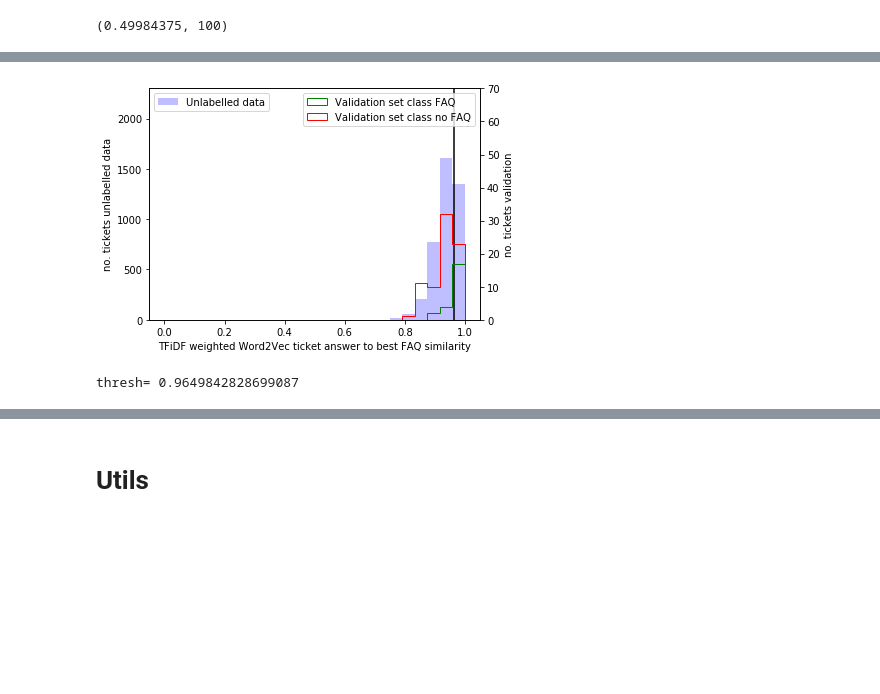
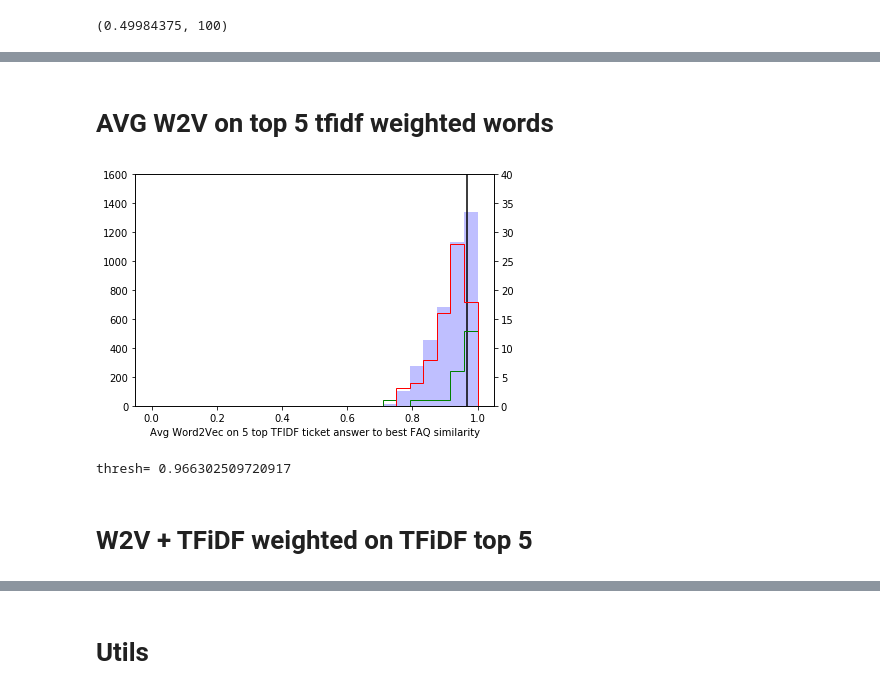
Before and after one commit to mmr12/Data-Science-lab-2018, a Jupyter notebook: PreperationWork/Poster_figs/Similarities_figs.ipynb, the cells around one changed output, grey strips where cells are left out. Cells and saved outputs as stored; diff of their text form; code cells hidden in the pictures; blank space fills up the shorter version.

```diff
--- a/PreperationWork/Poster_figs/Similarities_figs.ipynb
+++ b/PreperationWork/Poster_figs/Similarities_figs.ipynb
@@ -226,7 +232,33 @@ np.sum(last_m_val>0)/(100*128), len(val_prepro)
+# %% [markdown]
+# AVG W2V on top 5 tfidf weighted words
+# %%
+tix_5w = top5(doc_prepro=all_docs_prepro,
+              ind_start=ind_tix_ans_start,
+              ind_end=ind_tix_ans_end,
+              corpus=corpus,
+              dct=dct,
+              model_w2v=model_w2v,
+              model_tfidf=model_tfidf)
+faq_5w = top5(doc_prepro=all_docs_prepro,
+                          ind_start=ind_faq_ans_start,
+                          ind_end=ind_faq_ans_end,
+                          corpus=corpus,
+                          dct=dct,
+                       model_w2v=model_w2v,
+                       model_tfidf=model_tfidf)
+val_5w = top5(doc_prepro=val_prepro,
+                     ind_start=0,
+                     ind_end=len(val_prepro),
+                     corpus=corpus_val,
+                     dct=dct_val,
+                     model_w2v=model_w2v,
+                     model_tfidf=model_tfidf)
 # %%
-SFT, valyes, valno = do_stuff(mean_faq_ans, mean_ticket_ans, last_m_val)
-legend = 'TFiDF weighted Word2Vec ticket answer to best FAQ similarity'
-plot_stuff(SFT, valyes, valno, a = 2300, b = 70, l = legend)
+SFT, valyes, valno = do_stuff(faq_5w, tix_5w, val_5w)
+legend = 'Avg Word2Vec on 5 top TFIDF ticket answer to best FAQ similarity'
+plot_stuff(SFT, valyes, valno, a = 1600, b = 40, l = legend)
 # %% [output]
-[figure, old version]
+[figure, new version]
-thresh= 0.9649842828699087
+thresh= 0.966302509720917
+# %% [markdown]
+# W2V + TFiDF weighted on TFiDF top 5
```
Also changed, not shown: parts of 15 cells of this notebook, 7 other files.
